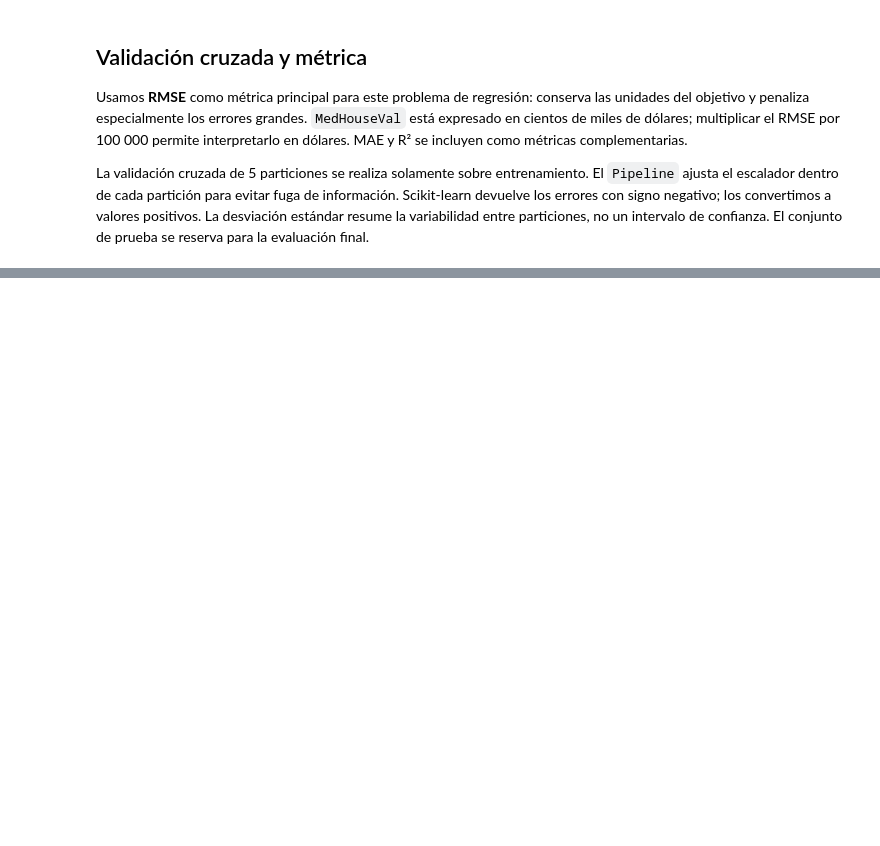
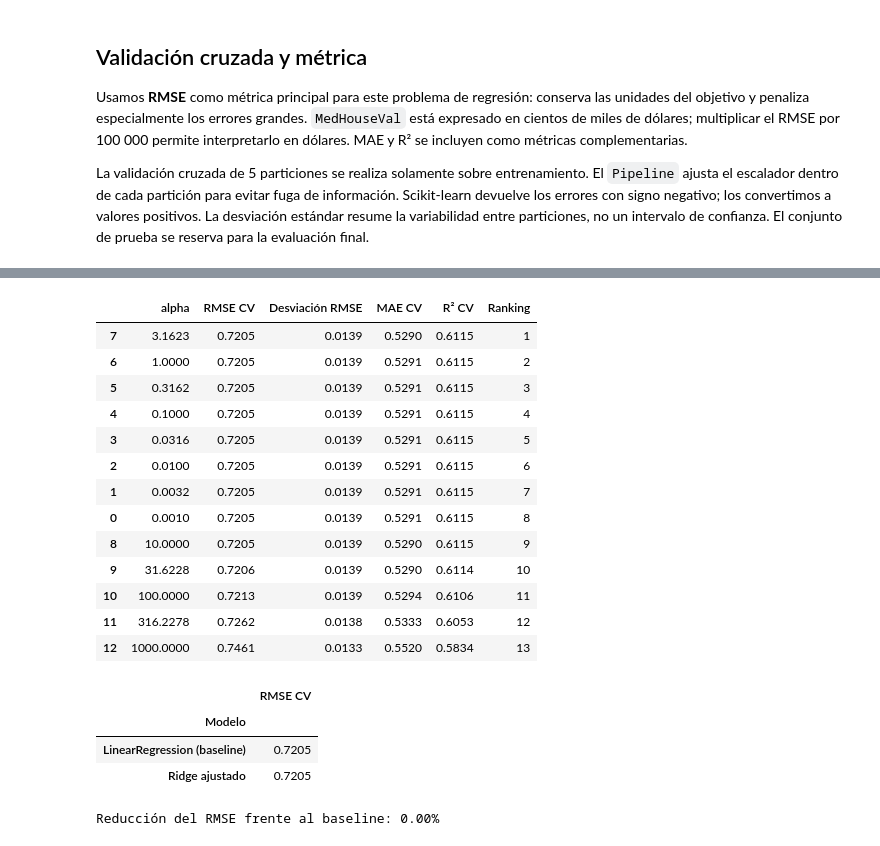
Before and after one commit to erickedu85/2026SEM02-MIA-ML, a Jupyter notebook: california.ipynb, the cells around one changed output, grey strips where cells are left out. Saved outputs shown, nothing was run; the diff lists cells and outputs as text; code cells hidden in the pictures; blank space fills up the shorter version.

```diff
--- a/california.ipynb
+++ b/california.ipynb
@@ -135,0 +129,24 @@ plt.show()
+# %%
+from sklearn.linear_model import Ridge
+from sklearn.model_selection import GridSearchCV
+
+ridge_model = Pipeline(steps=[
+    ("scaler", StandardScaler()),
+    ("regressor", Ridge()),
+])
+search = GridSearchCV(
+    estimator=ridge_model,
+    param_grid={"regressor__alpha": np.logspace(-3, 3, 13)},
+    scoring={
+        "rmse": "neg_root_mean_squared_error",
+        "mae": "neg_mean_absolute_error",
+        "r2": "r2",
+    },
+    refit="rmse",
+    cv=cv,
+    n_jobs=-1,
+    error_score="raise",
+)
+search.fit(X_train, y_train)
+print(f"Mejores parámetros: {search.best_params_}")
+print(f"Mejor RMSE CV: {-search.best_score_:.4f}")
@@ -136,3 +160,44 @@ plt.show()
+# %%
+results = pd.DataFrame(search.cv_results_)
+tuning_results = pd.DataFrame({
+    "alpha": results["param_regressor__alpha"].astype(float),
+    "RMSE CV": -results["mean_test_rmse"],
+    "Desviación RMSE": results["std_test_rmse"],
+    "MAE CV": -results["mean_test_mae"],
+    "R² CV": results["mean_test_r2"],
+    "Ranking": results["rank_test_rmse"],
+}).sort_values("Ranking")
+display(tuning_results.round(4))
+
+baseline_rmse = cv_scores["RMSE"].mean()
+best_rmse = -search.best_score_
+display(pd.DataFrame({
+    "Modelo": ["LinearRegression (baseline)", "Ridge ajustado"],
+    "RMSE CV": [baseline_rmse, best_rmse],
+}).set_index("Modelo").round(4))
+print(f"Reducción del RMSE frente al baseline: {(baseline_rmse - best_rmse) / baseline_rmse * 100:.2f}%")
+if search.best_params_["regressor__alpha"] in (0.001, 1000.0):
+    print("El mejor alpha está en un extremo: considerar ampliar el rango usando solo CV.")
+# %% [output]
+|  | alpha | RMSE CV | Desviación RMSE | MAE CV | R² CV | Ranking |
+| 7 | 3.1623 | 0.7205 | 0.0139 | 0.5290 | 0.6115 | 1 |
+| 6 | 1.0000 | 0.7205 | 0.0139 | 0.5291 | 0.6115 | 2 |
+| 5 | 0.3162 | 0.7205 | 0.0139 | 0.5291 | 0.6115 | 3 |
+| 4 | 0.1000 | 0.7205 | 0.0139 | 0.5291 | 0.6115 | 4 |
+| 3 | 0.0316 | 0.7205 | 0.0139 | 0.5291 | 0.6115 | 5 |
+| 2 | 0.0100 | 0.7205 | 0.0139 | 0.5291 | 0.6115 | 6 |
+| 1 | 0.0032 | 0.7205 | 0.0139 | 0.5291 | 0.6115 | 7 |
+| 0 | 0.0010 | 0.7205 | 0.0139 | 0.5291 | 0.6115 | 8 |
+| 8 | 10.0000 | 0.7205 | 0.0139 | 0.5290 | 0.6115 | 9 |
+| 9 | 31.6228 | 0.7206 | 0.0139 | 0.5290 | 0.6114 | 10 |
+| 10 | 100.0000 | 0.7213 | 0.0139 | 0.5294 | 0.6106 | 11 |
+| 11 | 316.2278 | 0.7262 | 0.0138 | 0.5333 | 0.6053 | 12 |
+| 12 | 1000.0000 | 0.7461 | 0.0133 | 0.5520 | 0.5834 | 13 |
+|  | RMSE CV |
+| Modelo |  |
+| LinearRegression (baseline) | 0.7205 |
+| Ridge ajustado | 0.7205 |
+Reducción del RMSE frente al baseline: 0.00%
 # %% [markdown]
 ## Entrenamiento final y evaluación en test
 
```
Also changed, not shown: parts of 12 cells of this notebook, 1 other file.
